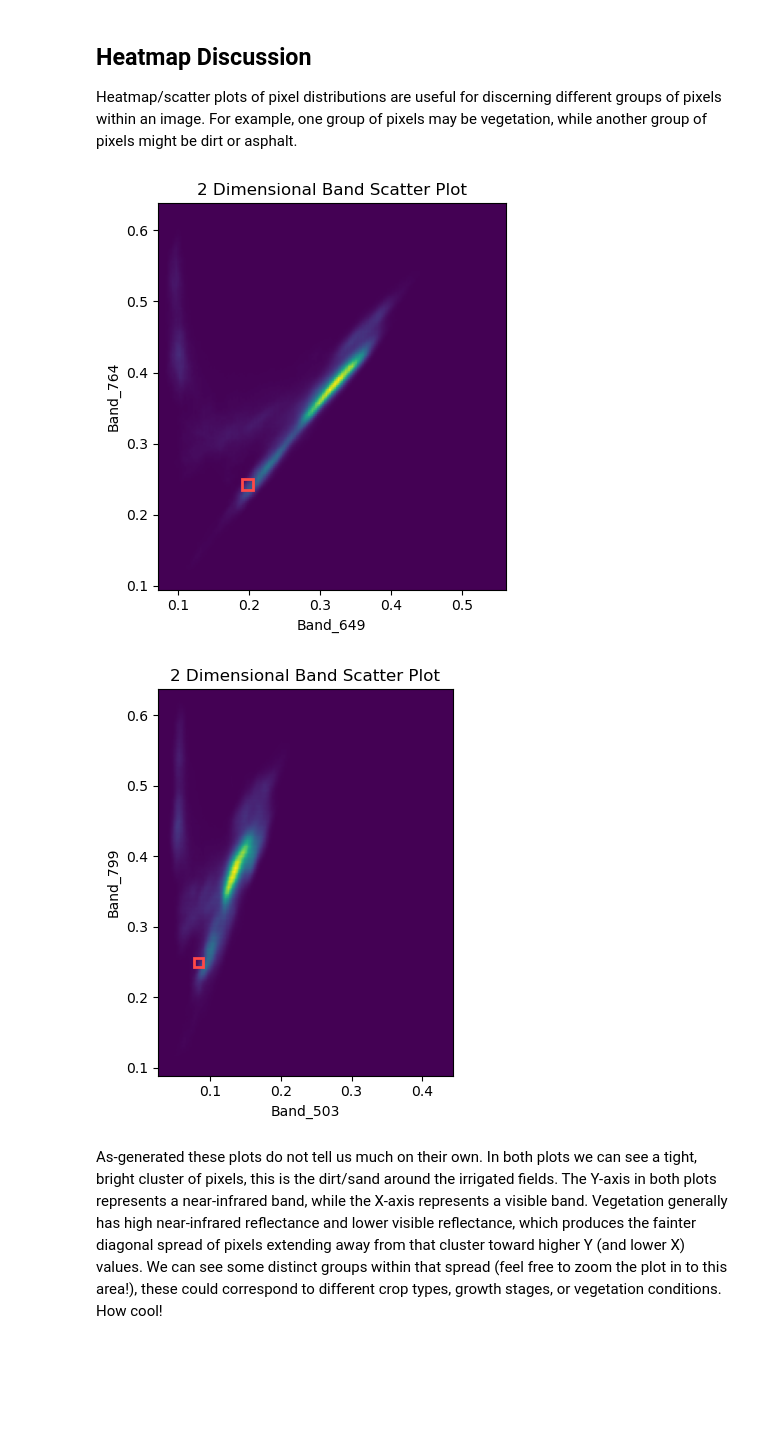
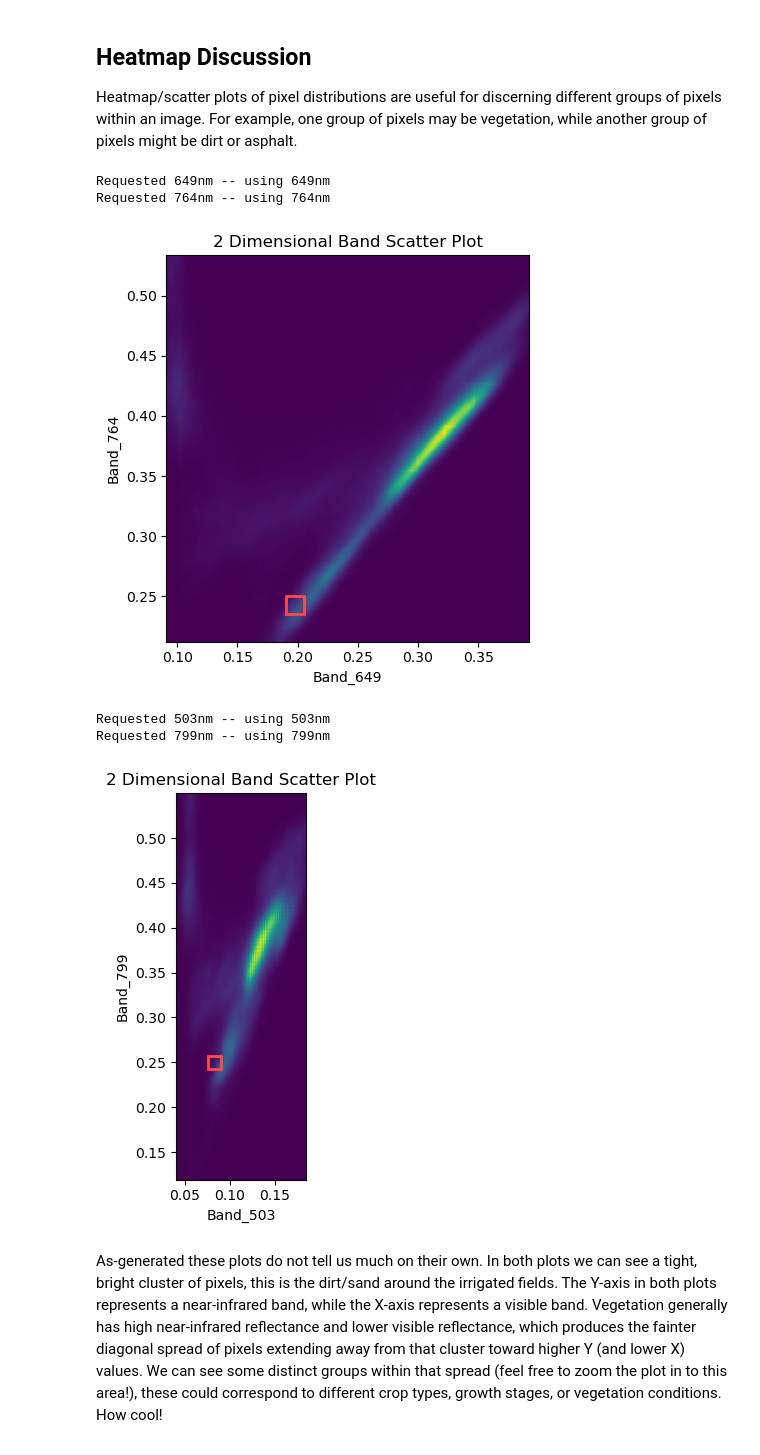
Before and after one commit to Nrevyw/wyvern-public-resources, a Jupyter notebook: tutorial-notebooks/visualizing-spectra/visualizing_spectra.ipynb, the cells around one changed output. Saved outputs shown, nothing was run; the diff lists cells and outputs as text; code cells hidden in the pictures; blank space fills up the shorter version.

Commit message:
DS-360: Adjust scatter plots for visualizing spectra tutorial

```diff
--- a/tutorial-notebooks/visualizing-spectra/visualizing_spectra.ipynb
+++ b/tutorial-notebooks/visualizing-spectra/visualizing_spectra.ipynb
@@ -129,22 +129,29 @@ print(wavelength_map)
 # %% [markdown]
 ### Selecting Bands by Wavelength
 # %%
-def get_band(wavelength_nm: int) -> np.ndarray:
+def get_band(wavelength_nm: int, return_index: bool = False):
     """
     Returns the image band closest to the requested wavelength.
 
     Args:
         wavelength_nm: Target wavelength in nanometres.
+        return_index: If True, also return the band's index alongside the array.
 
     Returns:
-        A 2D array containing reflectance values for the closest available wavelength band.
+        A 2D array containing reflectance values for the closest available wavelength band,
+        or a (array, band_index) tuple if return_index is True.
     """
     available_wavelengths = list(wavelength_map.keys())
     closest_wavelength = min(
         available_wavelengths, key=lambda w: abs(w - wavelength_nm)
     )
+    band_index = wavelength_map[closest_wavelength]
     print(f"Requested {wavelength_nm}nm -- using {closest_wavelength}nm")
-    return image_arr[wavelength_map[closest_wavelength]]
+
+    if return_index:
+        return image_arr[band_index], band_index
+
+    return image_arr[band_index]
 # %% [markdown]
 # Spectral Curve Plot
 # %%
@@ -212,56 +219,65 @@ Heatmap/scatter plots of pixel distributions are useful for discerning different
 # %%
 # Now, we're ready to plot some band combinations!
 # We'll start out w/ Bands 649nm and 764nm
-X_IDX = wavelength_map[min(wavelength_map, key=lambda w: abs(w - 649))]
-Y_IDX = wavelength_map[min(wavelength_map, key=lambda w: abs(w - 764))]
+band_x, X_IDX = get_band(649, return_index=True)
+band_y, Y_IDX = get_band(764, return_index=True)
 
 # Ravel turns our 2D X-Y image array into a single dimensional array
-band_x = image_arr[X_IDX].ravel()
-band_y = image_arr[Y_IDX].ravel()
+band_x = band_x.ravel()
+band_y = band_y.ravel()
 
 # Here we're filtering out our NaNs from the array. We use a single joint mask so that if a
 # pixel is NaN in either band, it's dropped from both, keeping band_x and band_y aligned pixel-for-pixel.
 valid = ~np.isnan(band_x) & ~np.isnan(band_y)
 band_x = band_x[valid]
 band_y = band_y[valid]
 
 # This generates a two-dimensional histogram, or summary of our data statistics.
 # It allows us to plot a "heatmap" of where points lie between two bands.
-heatmap, xedges, yedges = np.histogram2d(band_x, band_y, bins=200)
+# We use percentiles to set the plot visualization range. This just
+# keeps a few very bright or very dark pixels from stretching the axes
+x_min, x_max = np.percentile(band_x, [1, 99])
+y_min, y_max = np.percentile(band_y, [1, 99])
+
+heatmap, xedges, yedges = np.histogram2d(
+    band_x, band_y, bins=200, range=[[x_min, x_max], [y_min, y_max]]
+)
 extent = [xedges[0], xedges[-1], yedges[0], yedges[-1]]
 
 # We then can plot our heatmap!
 fig, ax = plt.subplots(1, 1)
 ax.imshow(heatmap.T, extent=extent, origin="lower", cmap="viridis")
 plt.xlabel(band_descriptions[X_IDX])
 plt.ylabel(band_descriptions[Y_IDX])
 
 # Since we highlighted where our selected pixel was on the image in the above spectral plot, let's
 # also highlight where the pixel lies in our scatter plot!
-box_size = (xedges[-1] - xedges[0]) * 0.03
+box_size = 0.015
 pixel_rect = Rectangle(
     (pixel_spectra[X_IDX] - box_size / 2, pixel_spectra[Y_IDX] - box_size / 2),
     box_size,
     box_size,
     linewidth=2,
     edgecolor="#ff4848",
     facecolor="none",
 )
 ax.add_patch(pixel_rect)
 
 plt.title("2 Dimensional Band Scatter Plot")
 plt.tight_layout()
 plt.show()
 # %% [output]
+Requested 649nm -- using 649nm
+Requested 764nm -- using 764nm
-[figure, old version]
+[figure, new version]
 # %%
 # Let's now do our first and last bands!
-X_IDX = wavelength_map[min(wavelength_map, key=lambda w: abs(w - 503))]
-Y_IDX = wavelength_map[min(wavelength_map, key=lambda w: abs(w - 799))]
+band_x, X_IDX = get_band(503, return_index=True)
+band_y, Y_IDX = get_band(799, return_index=True)
 
 # Ravel turns our 2D X-Y image array into a single dimensional array
-band_x = image_arr[X_IDX].ravel()
-band_y = image_arr[Y_IDX].ravel()
+band_x = band_x.ravel()
+band_y = band_y.ravel()
 
 # Here we're filtering out our NaNs from the array. We use a single joint mask so that if a
 # pixel is NaN in either band, it's dropped from both, keeping band_x and band_y aligned pixel-for-pixel.
@@ -271,7 +287,14 @@ band_y = band_y[valid]
 
 # This generates a two-dimensional histogram, or summary of our data statistics.
 # It allows us to plot a "heatmap" of where points lie between two bands.
-heatmap, xedges, yedges = np.histogram2d(band_x, band_y, bins=200)
+# We use percentiles to set the plot visualization range. This just
+# keeps a few very bright or very dark pixels from stretching the axes
+x_min, x_max = np.percentile(band_x, [0.02, 99])
+y_min, y_max = np.percentile(band_y, [0.02, 99])
+
+heatmap, xedges, yedges = np.histogram2d(
+    band_x, band_y, bins=200, range=[[x_min, x_max], [y_min, y_max]]
+)
 extent = [xedges[0], xedges[-1], yedges[0], yedges[-1]]
 
 # We then can plot our heatmap!
@@ -282,7 +305,7 @@ plt.ylabel(band_descriptions[Y_IDX])
 
 # Since we highlighted where our selected pixel was on the image in the above spectral plot, let's
 # also highlight where the pixel lies in our scatter plot!
-box_size = (xedges[-1] - xedges[0]) * 0.03
+box_size = 0.015
 pixel_rect = Rectangle(
     (pixel_spectra[X_IDX] - box_size / 2, pixel_spectra[Y_IDX] - box_size / 2),
     box_size,
@@ -297,7 +320,9 @@ plt.title("2 Dimensional Band Scatter Plot")
 plt.tight_layout()
 plt.show()
 # %% [output]
+Requested 503nm -- using 503nm
+Requested 799nm -- using 799nm
-[figure, old version]
+[figure, new version]
 # %% [markdown]
 As-generated these plots do not tell us much on their own. In both plots we can see a tight, bright cluster of pixels, this is the dirt/sand around the irrigated fields. The Y-axis in both plots represents a near-infrared band, while the X-axis represents a visible band. Vegetation generally has high near-infrared reflectance and lower visible reflectance, which produces the fainter diagonal spread of pixels extending away from that cluster toward higher Y (and lower X) values. We can see some distinct groups within that spread (feel free to zoom the plot in to this area!), these could correspond to different crop types, growth stages, or vegetation conditions. How cool!
 
```
